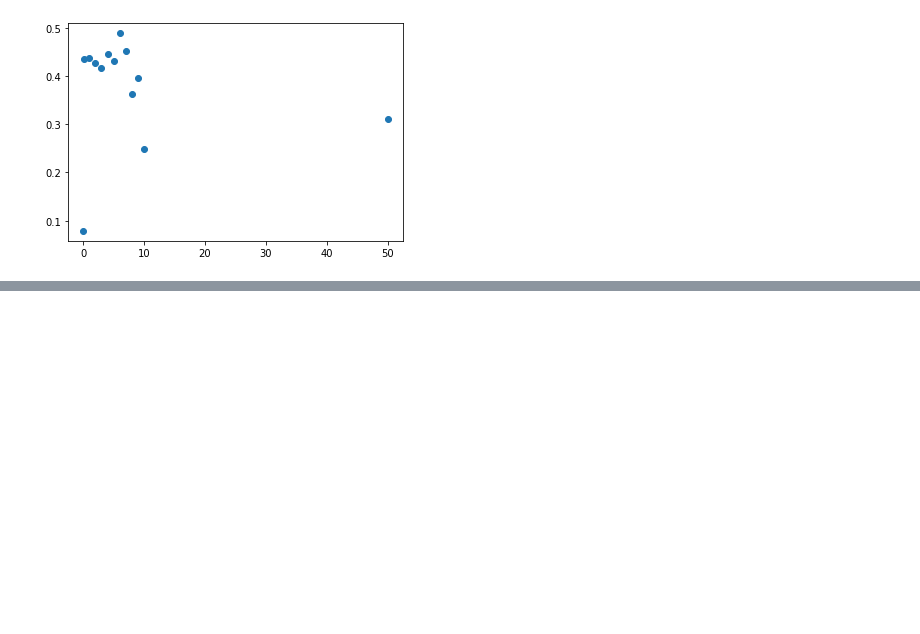
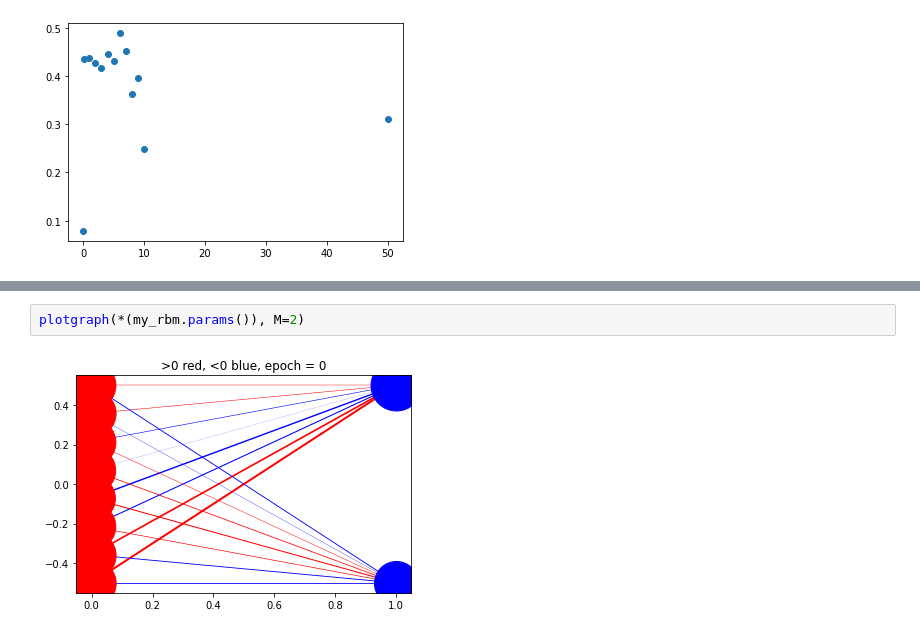
Before and after one commit to LorenzoBuriola/LoCP_moduleB, a Jupyter notebook: Week5/FPGheArt_exercise5.ipynb, the cells around one changed output, grey strips where cells are left out. Drawn from its saved outputs; the diff is of its cells as text; blank space fills up the shorter version.

```diff
--- a/Week5/FPGheArt_exercise5.ipynb
+++ b/Week5/FPGheArt_exercise5.ipynb
@@ -142,0 +215,4 @@ plt.scatter(betas, scores)
+# %%
+plotgraph(*(my_rbm.params()), M=2)
+# %% [output]
+[figure, added]
```
Also changed, not shown: parts of 13 cells of this notebook, 1 other file.
